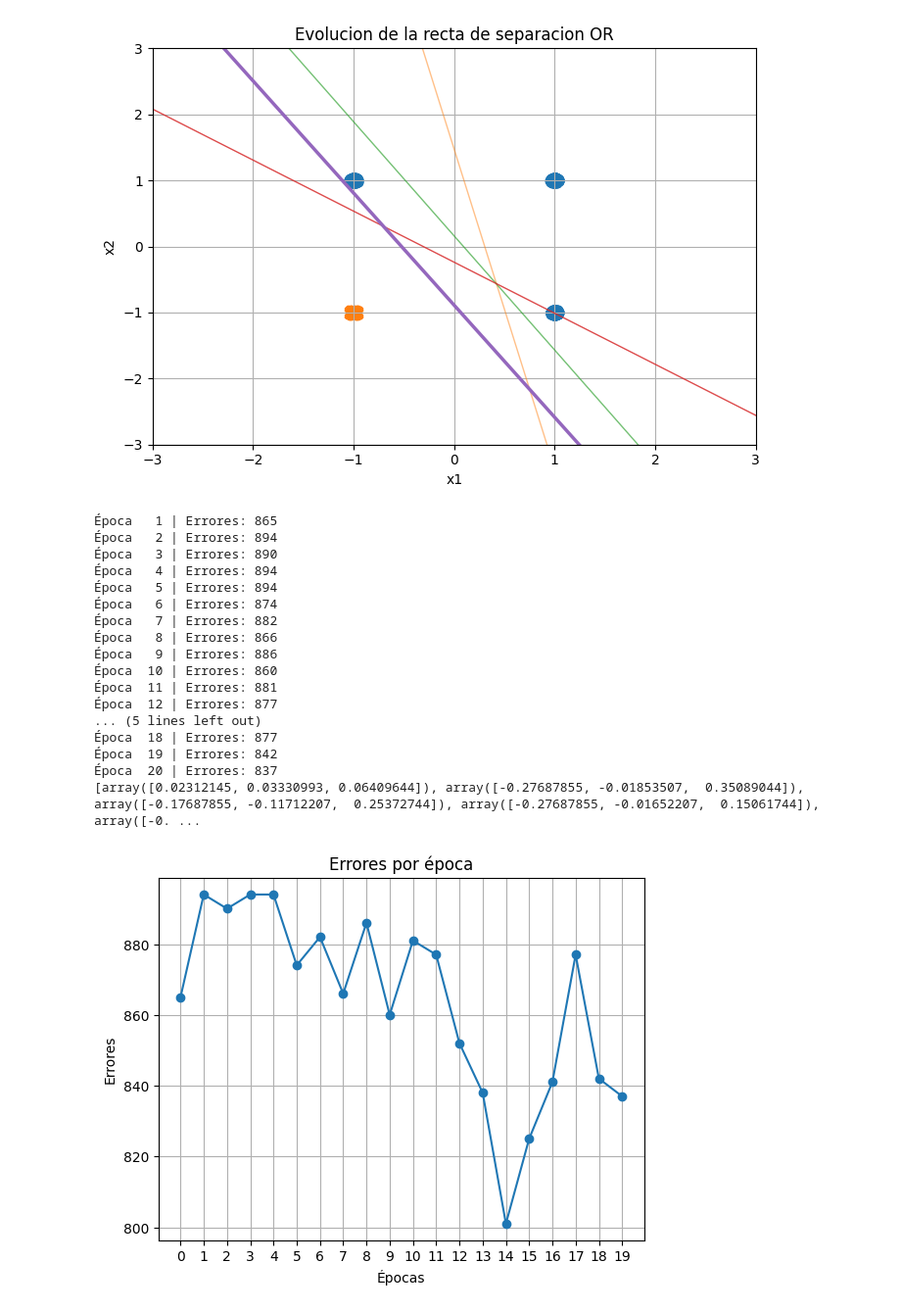
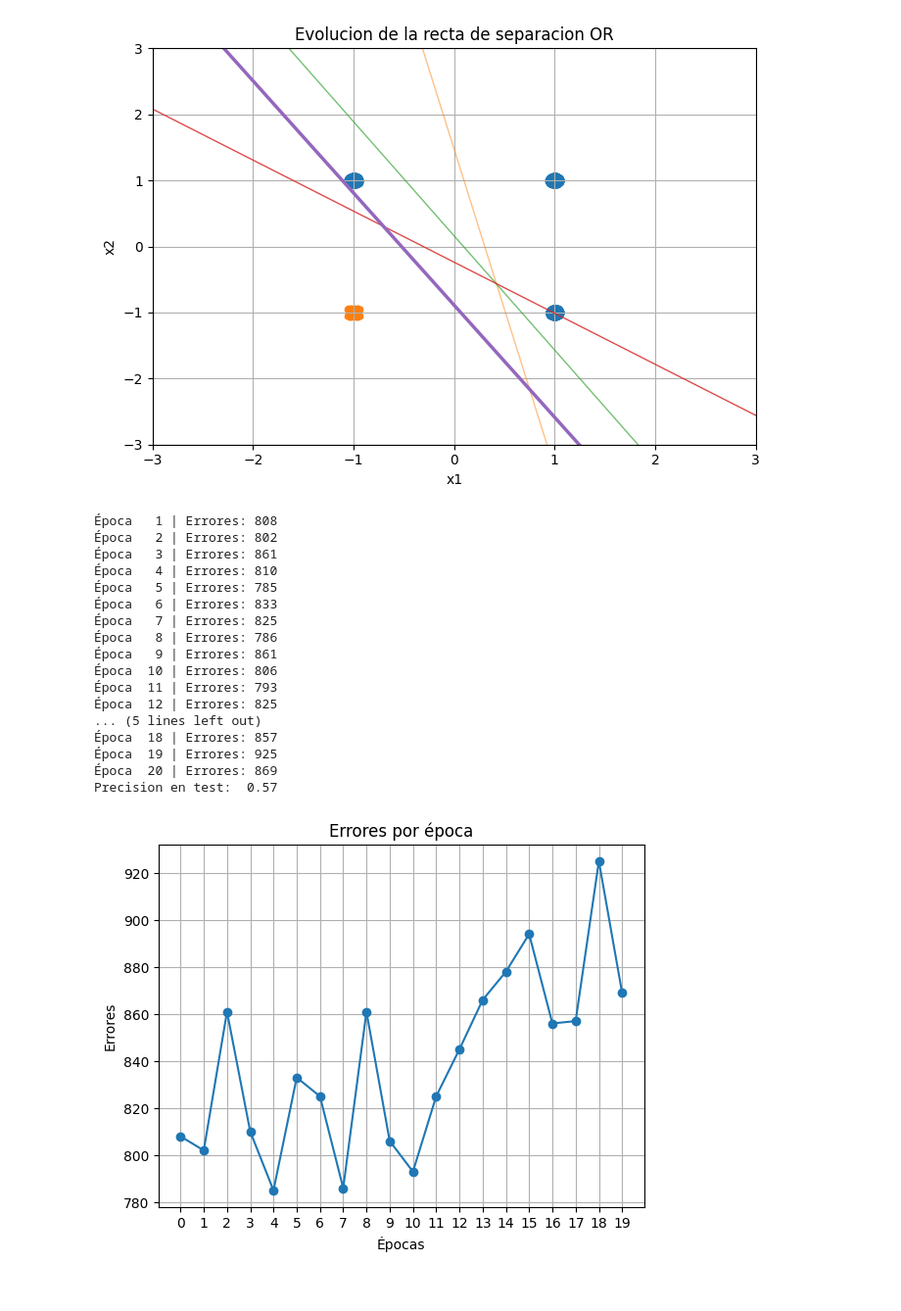
Before and after one commit to FaustoGabini/Inteligencia-Computacional, a Jupyter notebook: Guia1/ex2.ipynb, the cells around one changed output. Shown at 98% size. Saved outputs shown, nothing was run; the diff lists cells and outputs as text; code cells hidden in the pictures.

```diff
--- a/Guia1/ex2.ipynb
+++ b/Guia1/ex2.ipynb
@@ -64,41 +64,40 @@ plot(X_train, y_train, p.hist_w, "Evolucion de la recta de separacion OR")
 # %%
 X_xor_train, y_xor_train = PerceptronSimple.cargar_csv("./data/XOR_trn.csv")
 X_xor_test, y_xor_test = PerceptronSimple.cargar_csv("./data/XOR_tst.csv")
 
-p1 = PerceptronSimple(tasa_aprendizaje=0.05, max_epocas=20, tolerancia=0)
+p1 = PerceptronSimple(tasa_aprendizaje=0.01, max_epocas=20, tolerancia=0)
 p1.entrenar(X_xor_train, y_xor_train)
 
-print(p1.hist_w)
 print("Precision en test: ", p1.evaluar(X_xor_test, y_xor_test))
 plt.plot(p1.errores, marker="o")
 # Eje x solo numeros enteros
 plt.xticks(range(len(p1.errores)))
 
 
 plt.title("Errores por época")
 plt.xlabel("Épocas")
 plt.ylabel("Errores")
 plt.grid(True)
 plt.show()
 # %% [output]
-Época   1 | Errores: 865
-Época   2 | Errores: 894
-Época   3 | Errores: 890
-Época   4 | Errores: 894
-Época   5 | Errores: 894
-Época   6 | Errores: 874
-Época   7 | Errores: 882
-Época   8 | Errores: 866
-Época   9 | Errores: 886
-Época  10 | Errores: 860
-Época  11 | Errores: 881
-Época  12 | Errores: 877
+Época   1 | Errores: 808
+Época   2 | Errores: 802
+Época   3 | Errores: 861
+Época   4 | Errores: 810
+Época   5 | Errores: 785
+Época   6 | Errores: 833
+Época   7 | Errores: 825
+Época   8 | Errores: 786
+Época   9 | Errores: 861
+Época  10 | Errores: 806
+Época  11 | Errores: 793
+Época  12 | Errores: 825
 ... (5 lines left out)
-Época  18 | Errores: 877
-Época  19 | Errores: 842
-Época  20 | Errores: 837
-[array([0.02312145, 0.03330993, 0.06409644]), array([-0.27687855, -0.01853507,  0.35089044]), array([-0.17687855, -0.11712207,  0.25372744]), array([-0.27687855, -0.01652207,  0.15061744]), array([-0. ...
+Época  18 | Errores: 857
+Época  19 | Errores: 925
+Época  20 | Errores: 869
+Precision en test:  0.57
-[figure, old version]
+[figure, new version]
 # %%
 step = 100
 hist_w = p1.hist_w[::step]
```
Also changed, not shown: parts of 1 cell of this notebook.
